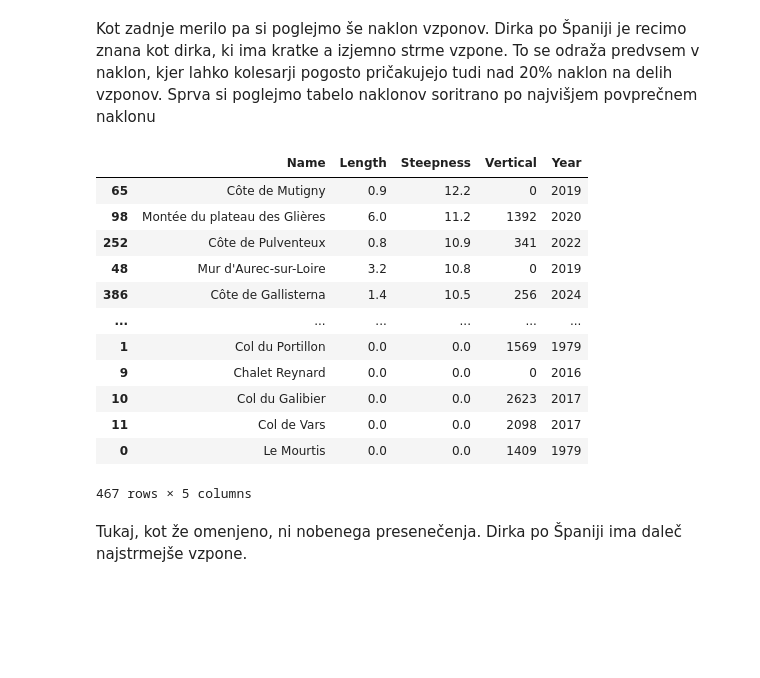
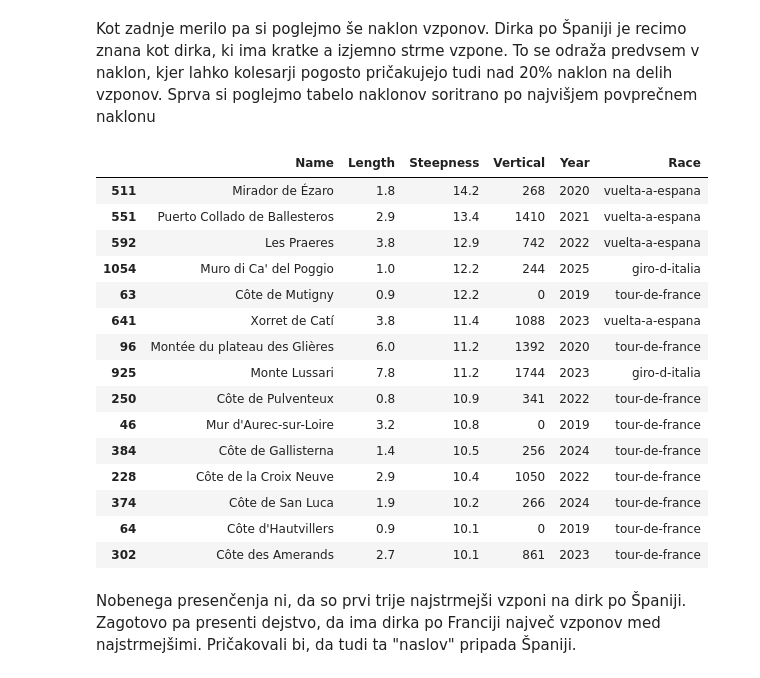
Before and after one commit to ziga-vaupotic/uvp-projektna, a Jupyter notebook: analyses/analiza-dirk.ipynb, the cells around one changed output. Drawn from its saved outputs; the diff is of its cells as text; code cells hidden in the pictures; blank space fills up the shorter version.

Commit message:
Nekaj dodatkov k analizi vzponov.

```diff
--- a/analyses/analiza-dirk.ipynb
+++ b/analyses/analiza-dirk.ipynb
@@ -80,20 +99,23 @@ Izbira vzponov je med leti ne glede na dirko zelo usklajena. Med dirkami pa prih
 # %% [markdown]
 Kot zadnje merilo pa si poglejmo še naklon vzponov. Dirka po Španiji je recimo znana kot dirka, ki ima kratke a izjemno strme vzpone. To se odraža predvsem v naklon, kjer lahko kolesarji pogosto pričakujejo tudi nad 20% naklon na delih vzponov. Sprva si poglejmo tabelo naklonov soritrano po najvišjem povprečnem naklonu
 # %%
-data_frame.sort_values("Steepness", ascending=False)
+data_frame.sort_values("Steepness", ascending=False).drop_duplicates(subset="Name").head(15)
 # %% [output]
-|  | Name | Length | Steepness | Vertical | Year |
-| 65 | Côte de Mutigny | 0.9 | 12.2 | 0 | 2019 |
-| 98 | Montée du plateau des Glières | 6.0 | 11.2 | 1392 | 2020 |
-| 252 | Côte de Pulventeux | 0.8 | 10.9 | 341 | 2022 |
-| 48 | Mur d'Aurec-sur-Loire | 3.2 | 10.8 | 0 | 2019 |
-| 386 | Côte de Gallisterna | 1.4 | 10.5 | 256 | 2024 |
-| ... | ... | ... | ... | ... | ... |
-| 1 | Col du Portillon | 0.0 | 0.0 | 1569 | 1979 |
-| 9 | Chalet Reynard | 0.0 | 0.0 | 0 | 2016 |
-| 10 | Col du Galibier | 0.0 | 0.0 | 2623 | 2017 |
-| 11 | Col de Vars | 0.0 | 0.0 | 2098 | 2017 |
-| 0 | Le Mourtis | 0.0 | 0.0 | 1409 | 1979 |
+|  | Name | Length | Steepness | Vertical | Year | Race |
+| 511 | Mirador de Ézaro | 1.8 | 14.2 | 268 | 2020 | vuelta-a-espana |
+| 551 | Puerto Collado de Ballesteros | 2.9 | 13.4 | 1410 | 2021 | vuelta-a-espana |
+| 592 | Les Praeres | 3.8 | 12.9 | 742 | 2022 | vuelta-a-espana |
+| 1054 | Muro di Ca' del Poggio | 1.0 | 12.2 | 244 | 2025 | giro-d-italia |
+| 63 | Côte de Mutigny | 0.9 | 12.2 | 0 | 2019 | tour-de-france |
+| 641 | Xorret de Catí | 3.8 | 11.4 | 1088 | 2023 | vuelta-a-espana |
+| 96 | Montée du plateau des Glières | 6.0 | 11.2 | 1392 | 2020 | tour-de-france |
+| 925 | Monte Lussari | 7.8 | 11.2 | 1744 | 2023 | giro-d-italia |
+| 250 | Côte de Pulventeux | 0.8 | 10.9 | 341 | 2022 | tour-de-france |
+| 46 | Mur d'Aurec-sur-Loire | 3.2 | 10.8 | 0 | 2019 | tour-de-france |
+| 384 | Côte de Gallisterna | 1.4 | 10.5 | 256 | 2024 | tour-de-france |
+| 228 | Côte de la Croix Neuve | 2.9 | 10.4 | 1050 | 2022 | tour-de-france |
+| 374 | Côte de San Luca | 1.9 | 10.2 | 266 | 2024 | tour-de-france |
+| 64 | Côte d'Hautvillers | 0.9 | 10.1 | 0 | 2019 | tour-de-france |
+| 302 | Côte des Amerands | 2.7 | 10.1 | 861 | 2023 | tour-de-france |
-467 rows × 5 columns
 # %% [markdown]
-Tukaj, kot že omenjeno, ni nobenega presenečenja. Dirka po Španiji ima daleč najstrmejše vzpone.
+Nobenega presenčenja ni, da so prvi trije najstrmejši vzponi na dirk po Španiji. Zagotovo pa presenti dejstvo, da ima dirka po Franciji največ vzponov med najstrmejšimi. Pričakovali bi, da tudi ta "naslov" pripada Španiji.
```
Also changed, not shown: parts of 12 cells of this notebook, 4 other files.
